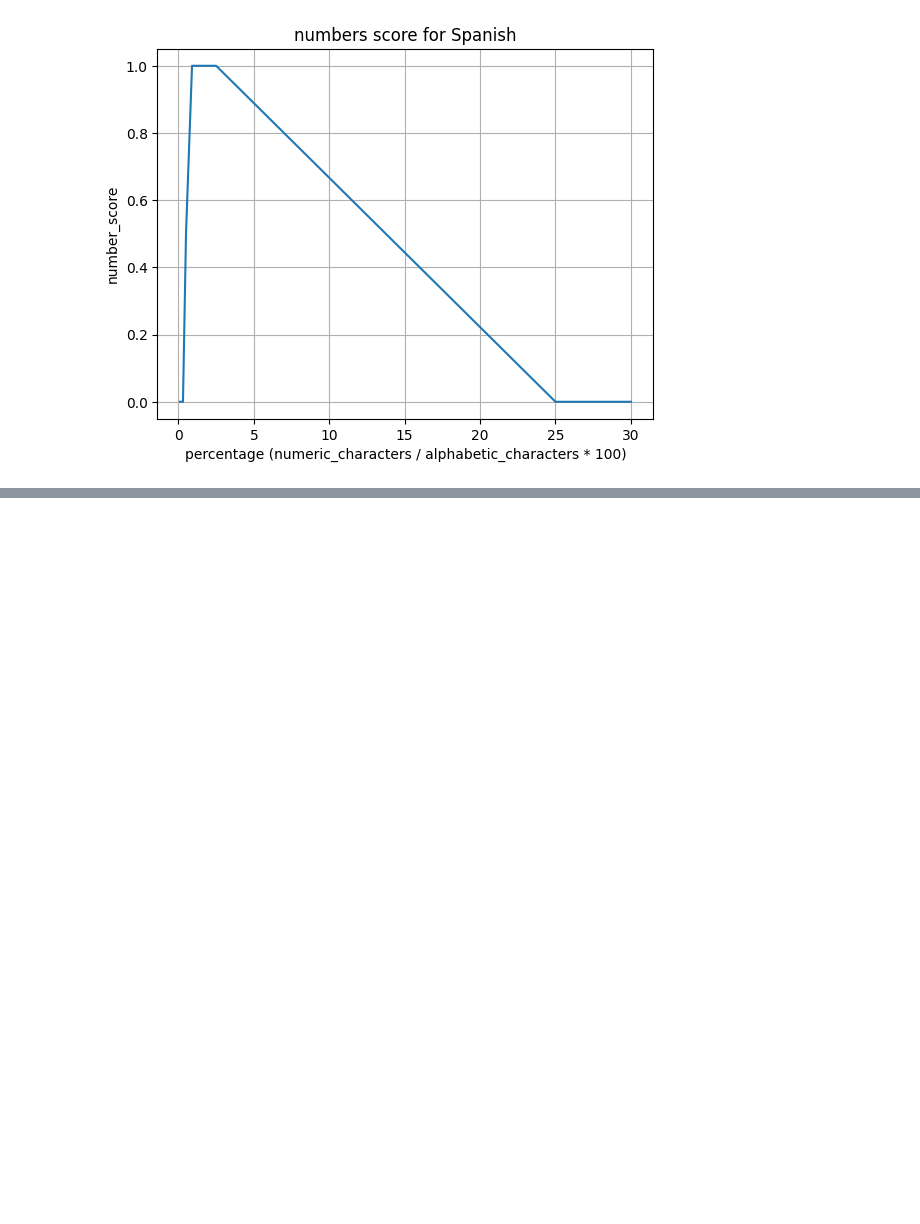
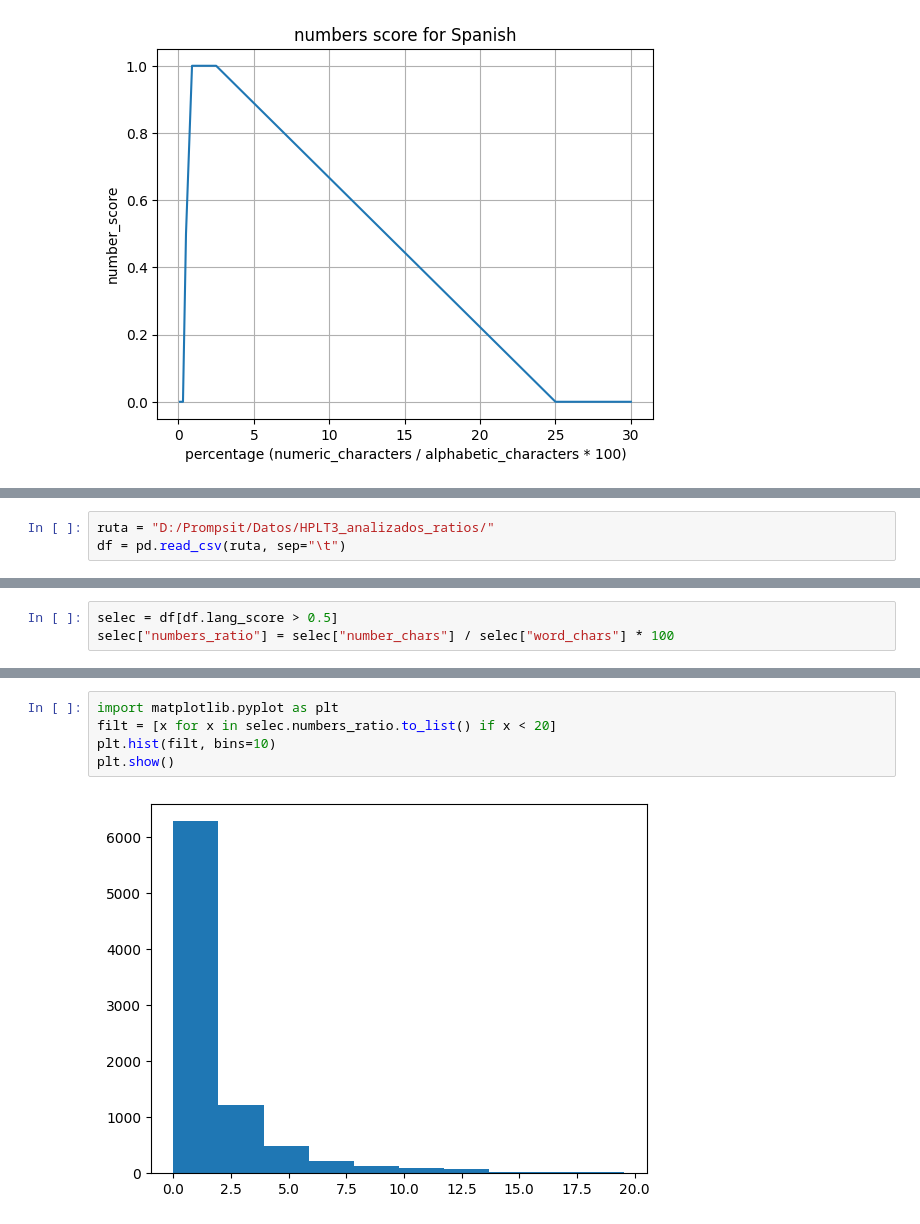
Before and after one commit to pablop16n/web-docs-scorer, a Jupyter notebook: src/pruebas.ipynb, the cells around one changed output, grey strips where cells are left out. Drawn from its saved outputs; the diff is of its cells as text; blank space fills up the shorter version.

```diff
--- a/src/pruebas.ipynb
+++ b/src/pruebas.ipynb
@@ -309,0 +353,3 @@ plt.show()
+# %%
+ruta = "D:/Prompsit/Datos/HPLT3_analizados_ratios/"
+df = pd.read_csv(ruta, sep="\t")
@@ -309,0 +360,3 @@ plt.show()
+# %%
+selec = df[df.lang_score > 0.5]
+selec["numbers_ratio"] = selec["number_chars"] / selec["word_chars"] * 100
@@ -309,0 +392,7 @@ plt.show()
+# %%
+import matplotlib.pyplot as plt
+filt = [x for x in selec.numbers_ratio.to_list() if x < 20]
+plt.hist(filt, bins=10)
+plt.show()
+# %% [output]
+[figure, added]
```
Also changed, not shown: parts of 9 cells of this notebook.
